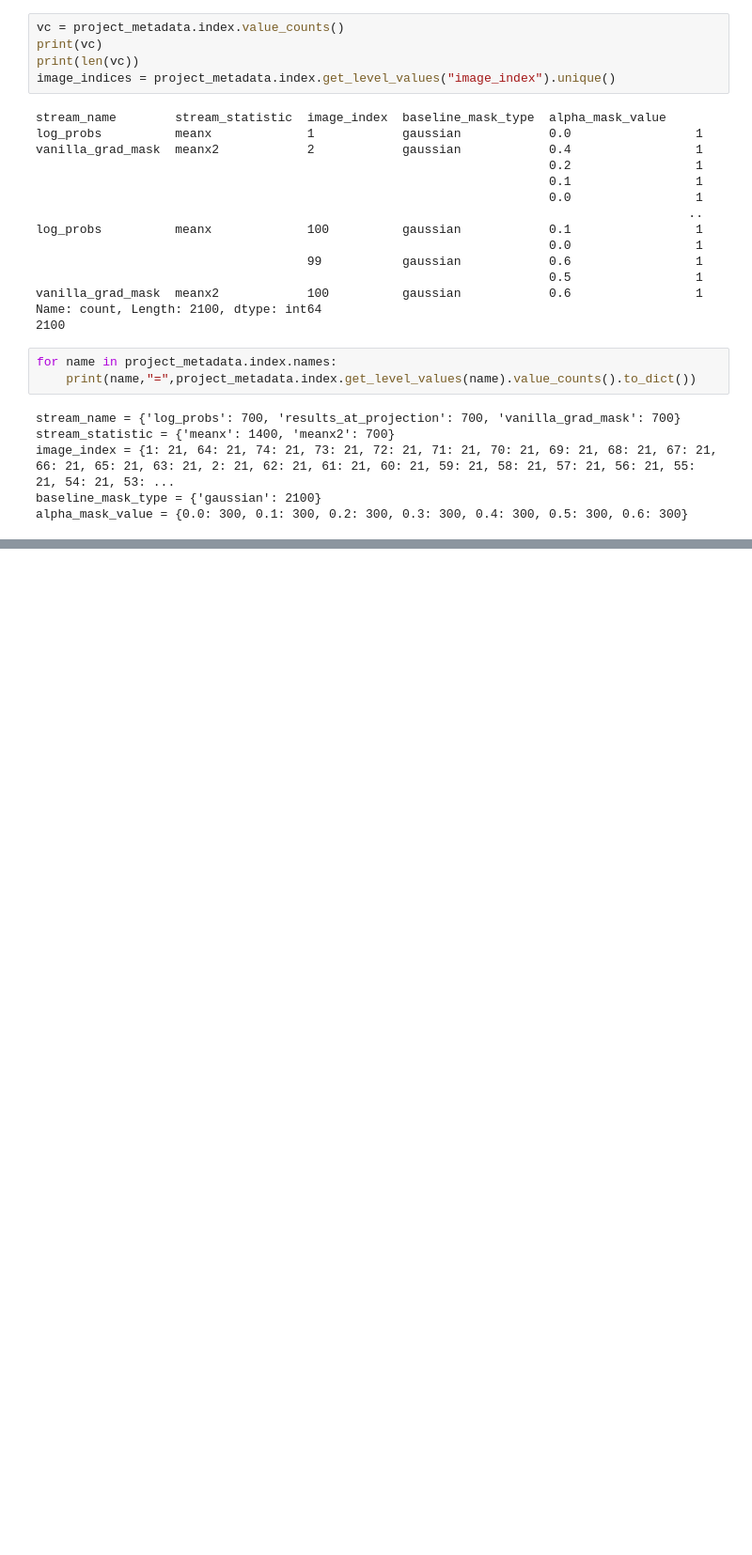
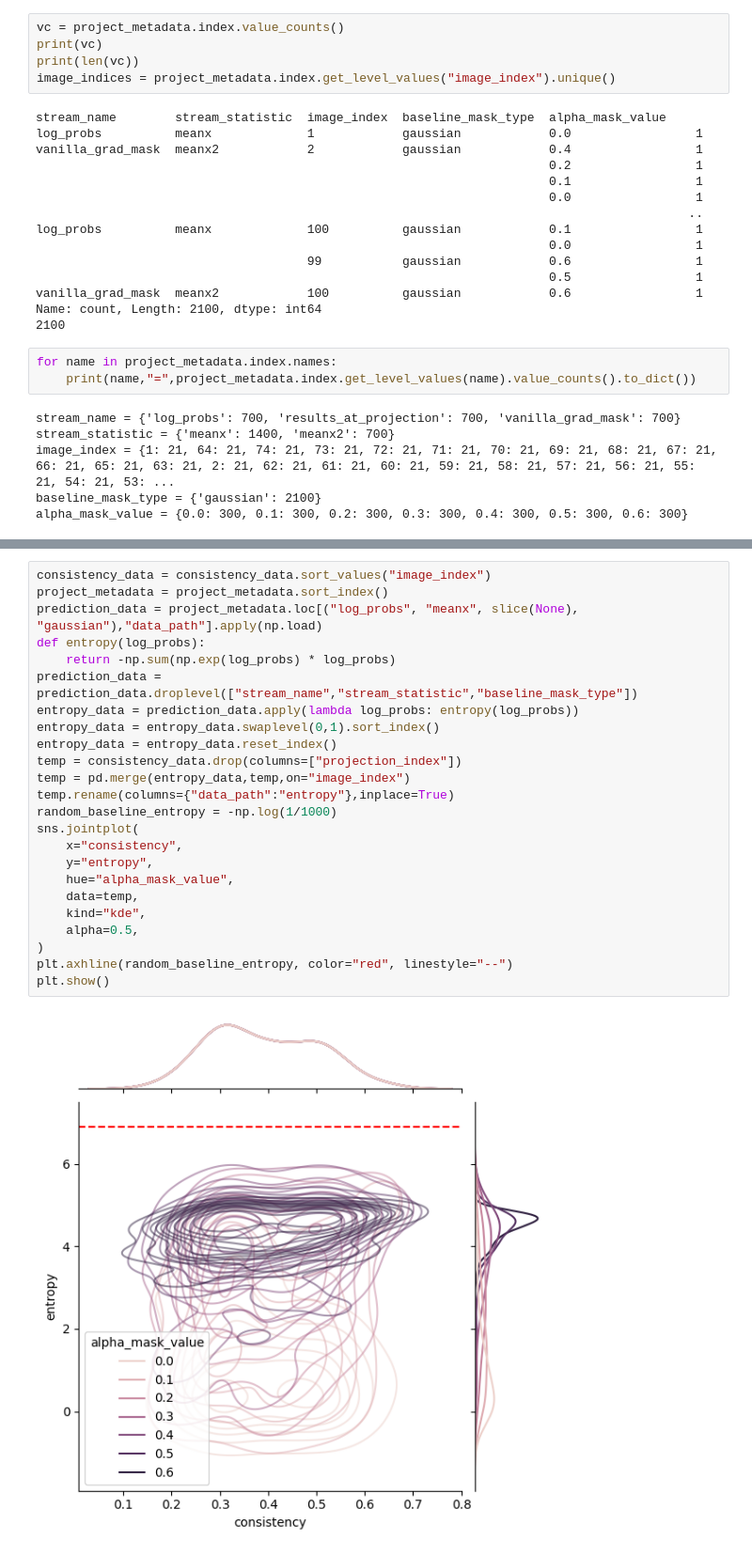
Before and after one commit to Amir-Mehrpanah/On-Spectral-Properties-of-Gradient-based-Explanation-Methods-ECCV24, a Jupyter notebook: experiments/experiment_6_0.ipynb, the cells around one changed output, grey strips where cells are left out. Shown at 94% size. Cells and saved outputs as stored; diff of their text form; blank space fills up the shorter version.

```diff
--- a/experiments/experiment_6_0.ipynb
+++ b/experiments/experiment_6_0.ipynb
@@ -171,2 +171,28 @@ save_axis(titles, fig, axes, save_output_dir)
          [[{{node Placeholder/_1}}]]
 [figure]
+# %%
+consistency_data = consistency_data.sort_values("image_index")
+project_metadata = project_metadata.sort_index()
+prediction_data = project_metadata.loc[("log_probs", "meanx", slice(None), "gaussian"),"data_path"].apply(np.load)
+def entropy(log_probs):
+    return -np.sum(np.exp(log_probs) * log_probs)
+prediction_data = prediction_data.droplevel(["stream_name","stream_statistic","baseline_mask_type"])
+entropy_data = prediction_data.apply(lambda log_probs: entropy(log_probs))
+entropy_data = entropy_data.swaplevel(0,1).sort_index()
+entropy_data = entropy_data.reset_index()
+temp = consistency_data.drop(columns=["projection_index"])
+temp = pd.merge(entropy_data,temp,on="image_index")
+temp.rename(columns={"data_path":"entropy"},inplace=True)
+random_baseline_entropy = -np.log(1/1000)
+sns.jointplot(
+    x="consistency",
+    y="entropy",
+    hue="alpha_mask_value",
+    data=temp,
+    kind="kde",
+    alpha=0.5,
+)
+plt.axhline(random_baseline_entropy, color="red", linestyle="--")
+plt.show()
+# %% [output]
+[figure, added]
```
Also changed, not shown: parts of 9 cells of this notebook, 6 other files.
